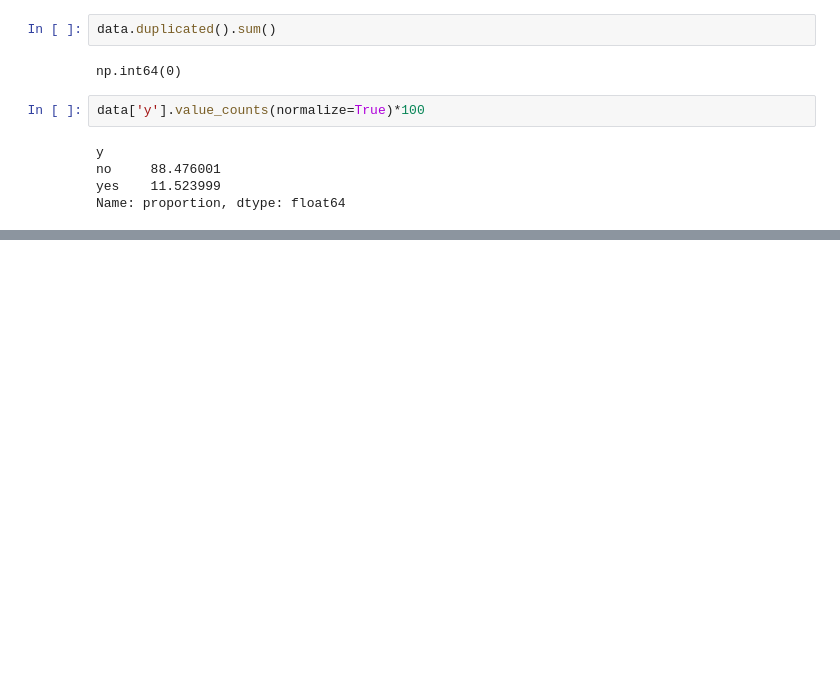
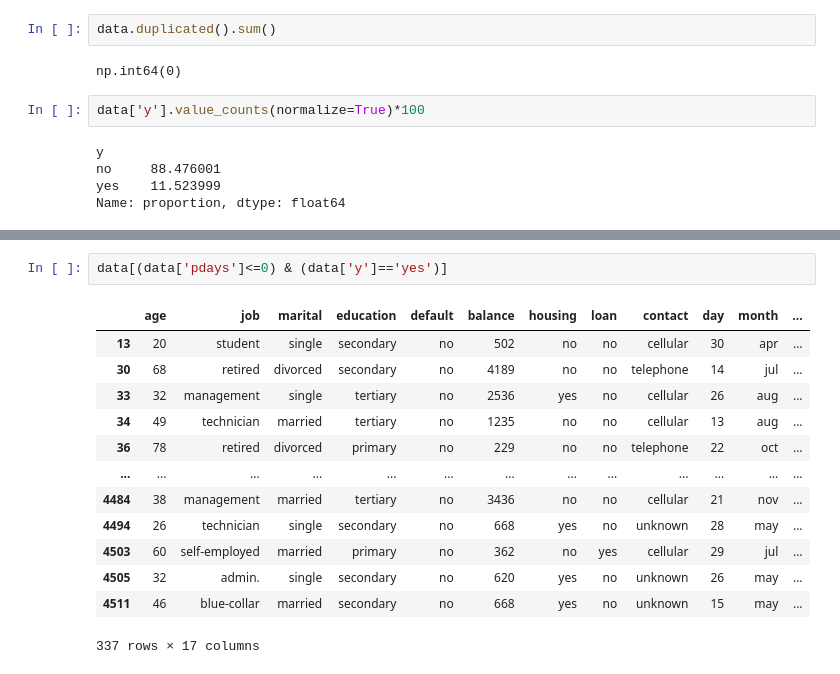
Before and after one commit to Kartikshard/Bank-Marketing, a Jupyter notebook: notebooks/01_EDA.ipynb, the cells around one changed output, grey strips where cells are left out. Saved outputs shown, nothing was run; the diff lists cells and outputs as text; blank space fills up the shorter version.

```diff
--- a/notebooks/01_EDA.ipynb
+++ b/notebooks/01_EDA.ipynb
@@ -79,0 +222,16 @@ Name: proportion, dtype: float64
+# %%
+data[(data['pdays']<=0) & (data['y']=='yes')]
+# %% [output]
+|  | age | job | marital | education | default | balance | housing | loan | contact | day | month | ... |
+| 13 | 20 | student | single | secondary | no | 502 | no | no | cellular | 30 | apr | ... |
+| 30 | 68 | retired | divorced | secondary | no | 4189 | no | no | telephone | 14 | jul | ... |
+| 33 | 32 | management | single | tertiary | no | 2536 | yes | no | cellular | 26 | aug | ... |
+| 34 | 49 | technician | married | tertiary | no | 1235 | no | no | cellular | 13 | aug | ... |
+| 36 | 78 | retired | divorced | primary | no | 229 | no | no | telephone | 22 | oct | ... |
+| ... | ... | ... | ... | ... | ... | ... | ... | ... | ... | ... | ... | ... |
+| 4484 | 38 | management | married | tertiary | no | 3436 | no | no | cellular | 21 | nov | ... |
+| 4494 | 26 | technician | single | secondary | no | 668 | yes | no | unknown | 28 | may | ... |
+| 4503 | 60 | self-employed | married | primary | no | 362 | no | yes | cellular | 29 | jul | ... |
+| 4505 | 32 | admin. | single | secondary | no | 620 | yes | no | unknown | 26 | may | ... |
+| 4511 | 46 | blue-collar | married | secondary | no | 668 | yes | no | unknown | 15 | may | ... |
+337 rows × 17 columns
```
Also changed, not shown: parts of 19 cells of this notebook, 1 other file.
